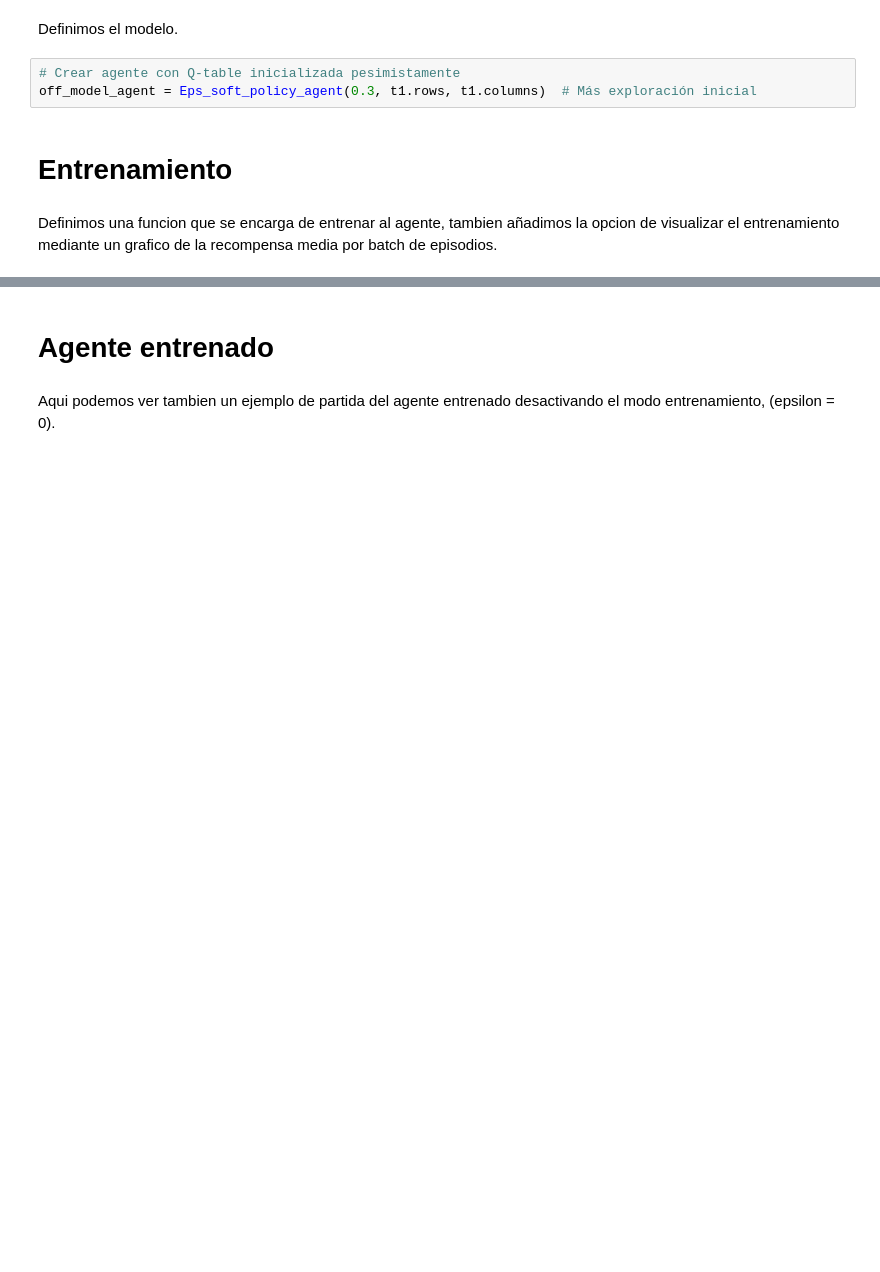
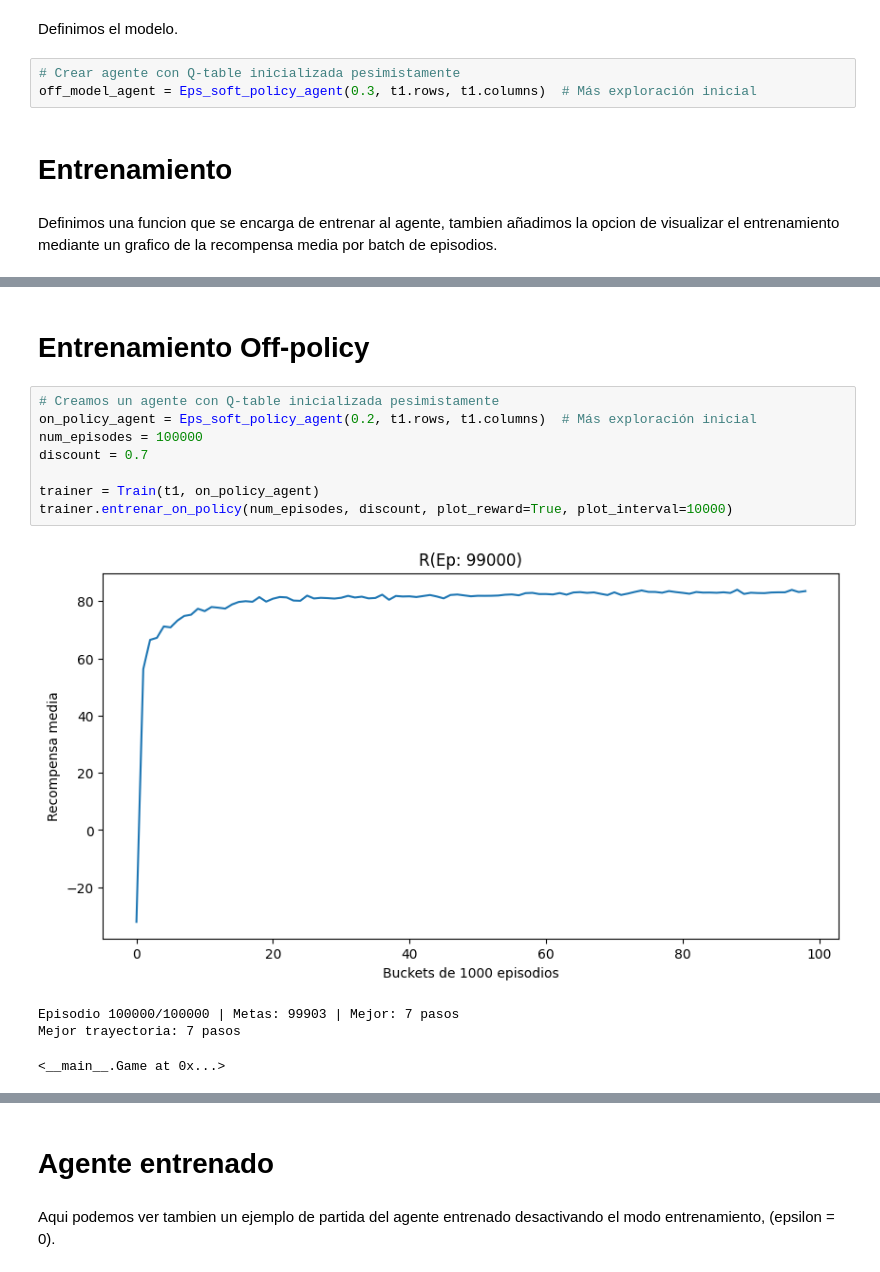
Before and after one commit to JaJeJoTor/io-practica2, a Jupyter notebook: implementacion objetos.ipynb, the cells around one changed output, grey strips where cells are left out. Saved outputs shown, nothing was run; the diff lists cells and outputs as text; blank space fills up the shorter version.

```diff
--- a/implementacion objetos.ipynb
+++ b/implementacion objetos.ipynb
@@ -829,0 +909,15 @@ Mejor trayectoria: 10 pasos
+# %% [markdown]
+# Entrenamiento Off-policy
+# %%
+# Creamos un agente con Q-table inicializada pesimistamente
+on_policy_agent = Eps_soft_policy_agent(0.2, t1.rows, t1.columns)  # Más exploración inicial
+num_episodes = 100000
+discount = 0.7
+
+trainer = Train(t1, on_policy_agent)
+trainer.entrenar_on_policy(num_episodes, discount, plot_reward=True, plot_interval=10000)
+# %% [output]
+[figure, added]
+Episodio 100000/100000 | Metas: 99903 | Mejor: 7 pasos
+Mejor trayectoria: 7 pasos
+<__main__.Game at 0x...>
```
Also changed, not shown: parts of 21 cells of this notebook.
